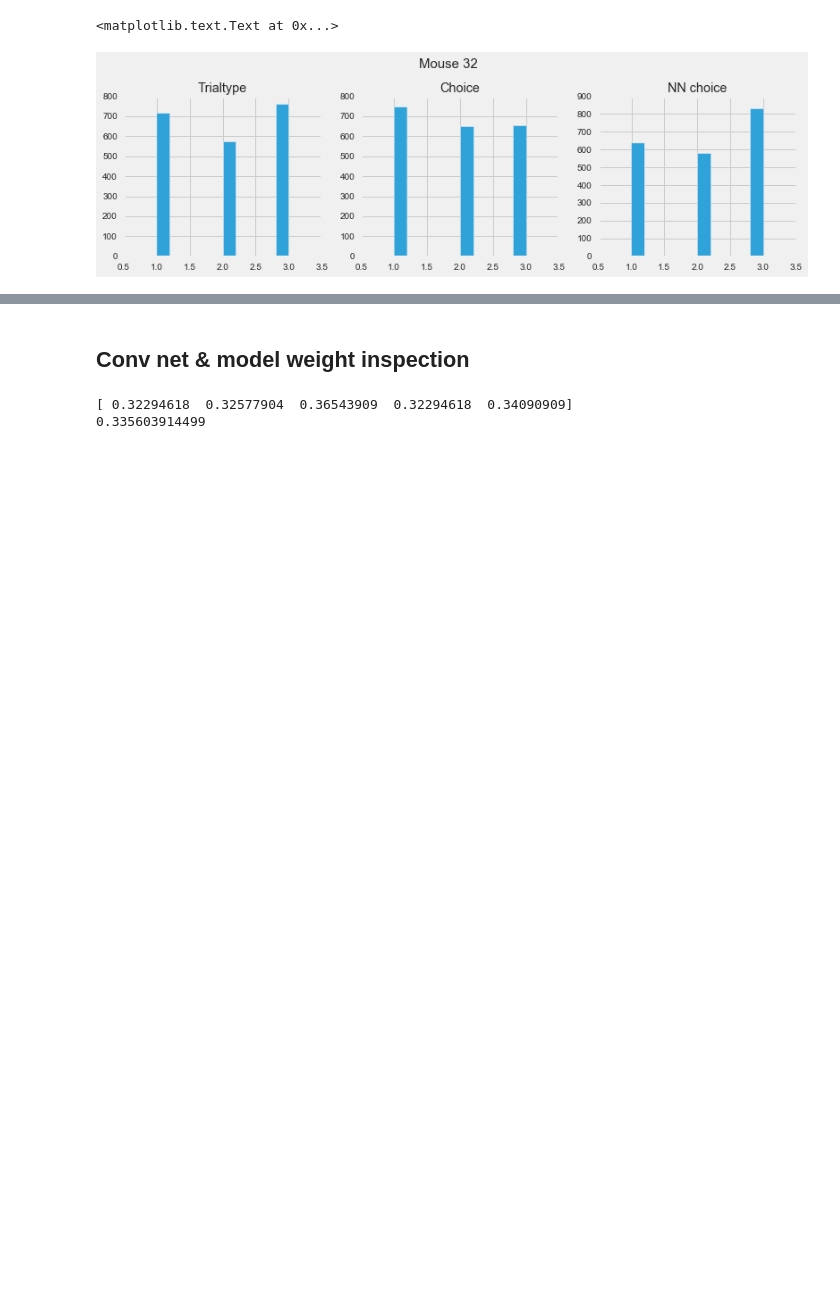
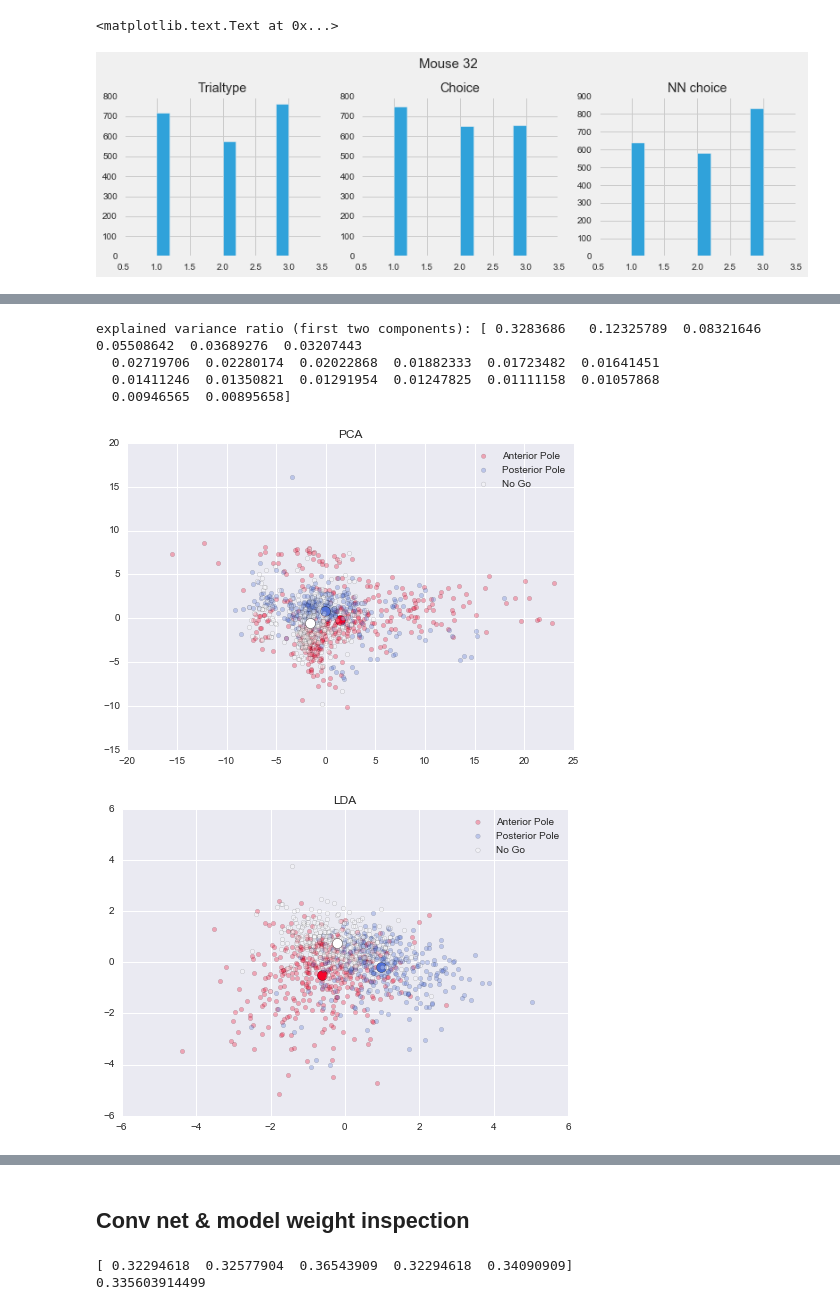
Before and after one commit to mathewzilla/whiskfree, a Jupyter notebook: tf/AB_only_simple.ipynb, the cells around one changed output, grey strips where cells are left out. Cells and saved outputs as stored; diff of their text form; code cells hidden in the pictures; blank space fills up the shorter version.

```diff
--- a/tf/AB_only_simple.ipynb
+++ b/tf/AB_only_simple.ipynb
@@ -653,0 +330,49 @@ explained variance ratio (first two components): [ 0.55555146  0.08664667  0.064
+# %%
+# Scatter with means or LDA/PCA of data TRIALTYPE/CHOICE (change tt_c to ch_c)
+
+from sklearn.lda import LDA
+from sklearn.decomposition import PCA
+trialtypes = ['Anterior Pole','Posterior Pole','No Go']
+
+pca = PCA(n_components=20)
+X_r = pca.fit(both_c[AB_pol.squeeze()]).transform(both_c[AB_pol.squeeze()])
+
+lda = LDA(n_components=20)
+X_r2 = lda.fit(both_c[AB_pol.squeeze()], tt_c[AB_pol.squeeze()].squeeze()).transform(both_c[AB_pol.squeeze()])
+
+# Percentage of variance explained for each components
+print('explained variance ratio (first two components): %s'
+      % str(pca.explained_variance_ratio_))
+
+colours = sns.xkcd_palette(["cherry red","cornflower blue","white"])
+
+plt.figure()
+for c, i, trialtype in zip(colours, [0, 1, 2], trialtypes):
+    x_data = X_r[tt_c[AB_pol.squeeze()].squeeze().ravel() == i+1, 0]
+    y_data = X_r[tt_c[AB_pol.squeeze()].squeeze().ravel() == i+1, 1]
+    plt.scatter(x_data, y_data, c=c, label=trialtype,alpha=0.3)
+    plt.scatter(np.mean(x_data),np.mean(y_data),s=100,c=c)
+plt.legend()
+plt.title('PCA')
+
+plt.savefig('../figs/rand_only/PCA_means_tt_AB_'+ mouse_name +'.png')
+
+trialtypes = ['Anterior Pole','Posterior Pole','No Go']
+plt.figure()
+
+for c, i, trialtype in zip(colours, [0, 1, 2], trialtypes):
+    x_data_2 = X_r2[tt_c[AB_pol.squeeze()].squeeze().ravel() == i+1, 0]
+    y_data_2 = X_r2[tt_c[AB_pol.squeeze()].squeeze().ravel() == i+1, 1]
+    plt.scatter(x_data_2, y_data_2, c=c, label=trialtype,alpha=0.3)
+    plt.scatter(np.mean(x_data_2),np.mean(y_data_2),s=100,c=c)
+    plt.legend()
+plt.title('LDA')
+
+plt.savefig('../figs/rand_only/LDA_means_tt_AB_'+ mouse_name +'.png')
+# %% [output]
+explained variance ratio (first two components): [ 0.3283686   0.12325789  0.08321646  0.05508642  0.03689276  0.03207443
+  0.02719706  0.02280174  0.02022868  0.01882333  0.01723482  0.01641451
+  0.01411246  0.01350821  0.01291954  0.01247825  0.01111158  0.01057868
+  0.00946565  0.00895658]
+[figure, added]
+[figure, added]
```
Also changed, not shown: parts of 23 cells of this notebook, 5 other files.
